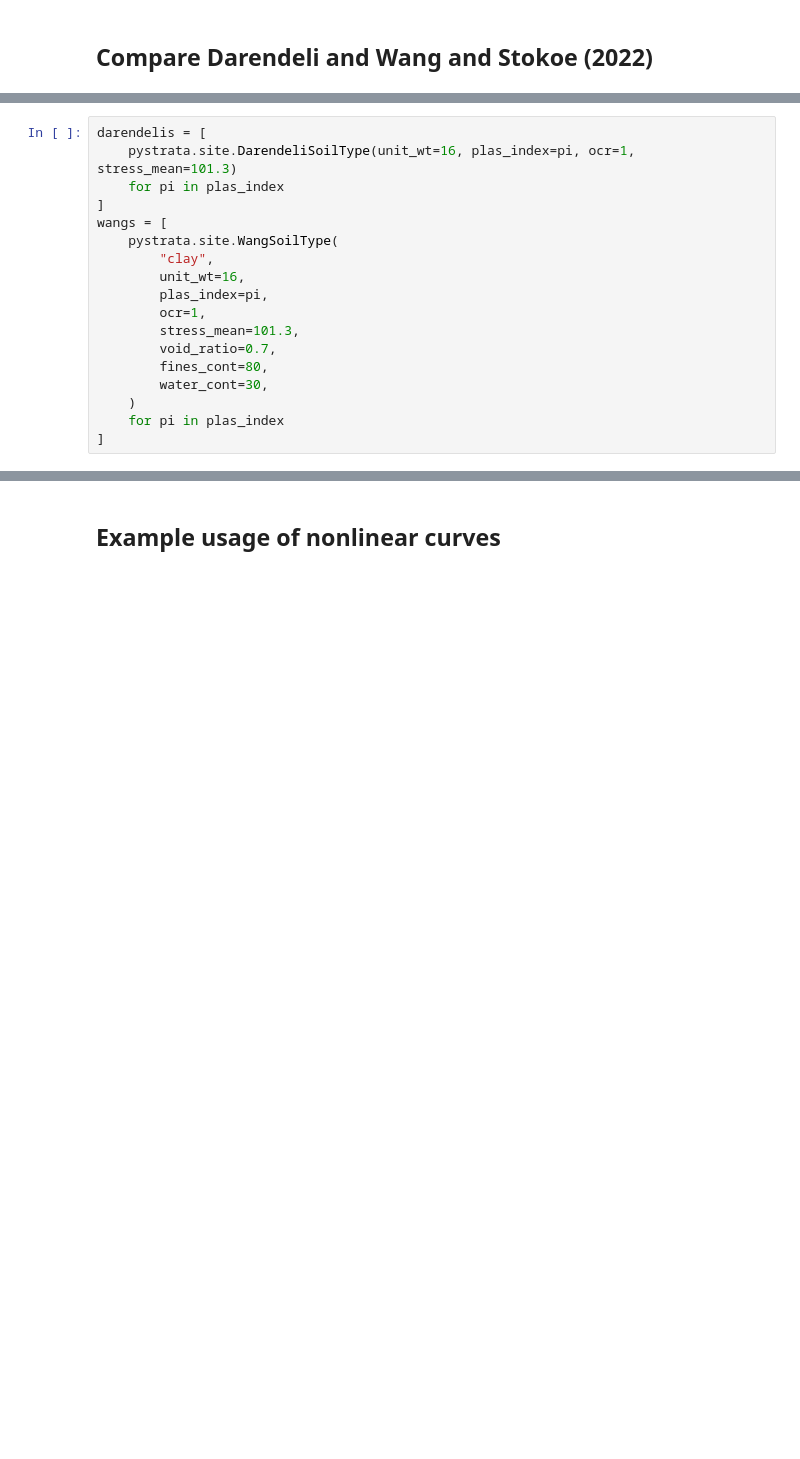
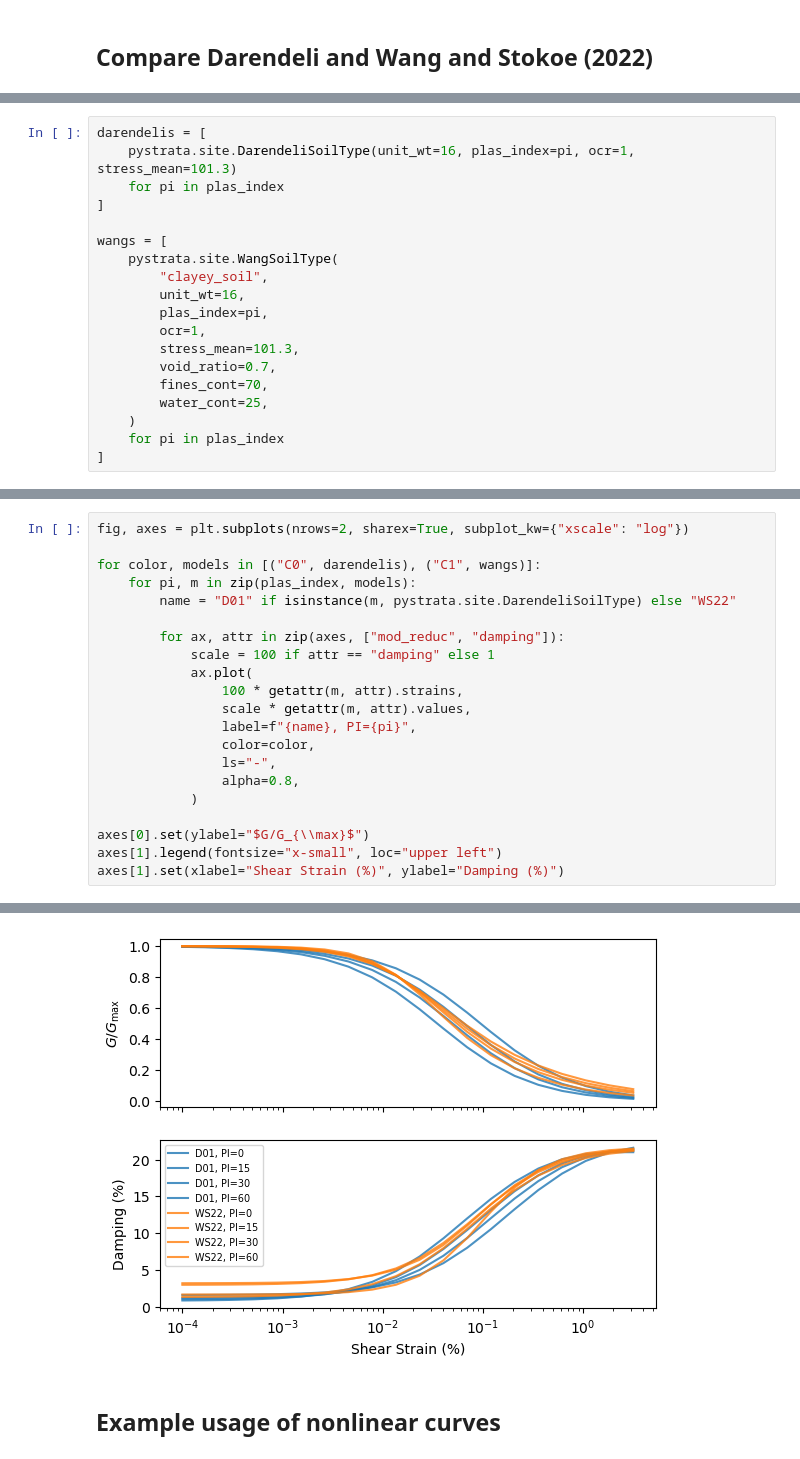
Before and after one commit to arkottke/pystrata, a Jupyter notebook: examples/example-15.ipynb, the cells around one changed output, grey strips where cells are left out. Drawn from its saved outputs; the diff is of its cells as text; blank space fills up the shorter version.

```diff
--- a/examples/example-15.ipynb
+++ b/examples/example-15.ipynb
@@ -98,16 +99,17 @@ darendelis = [
     pystrata.site.DarendeliSoilType(unit_wt=16, plas_index=pi, ocr=1, stress_mean=101.3)
     for pi in plas_index
 ]
+
 wangs = [
     pystrata.site.WangSoilType(
-        "clay",
+        "clayey_soil",
         unit_wt=16,
         plas_index=pi,
         ocr=1,
         stress_mean=101.3,
         void_ratio=0.7,
-        fines_cont=80,
-        water_cont=30,
+        fines_cont=70,
+        water_cont=25,
     )
     for pi in plas_index
 ]
@@ -126,0 +116,22 @@ c, d, gamma_d: 1.9805692505294366e+212 21.7 3.2043853273984747e-221
+# %%
+fig, axes = plt.subplots(nrows=2, sharex=True, subplot_kw={"xscale": "log"})
+
+for color, models in [("C0", darendelis), ("C1", wangs)]:
+    for pi, m in zip(plas_index, models):
+        name = "D01" if isinstance(m, pystrata.site.DarendeliSoilType) else "WS22"
+
+        for ax, attr in zip(axes, ["mod_reduc", "damping"]):
+            scale = 100 if attr == "damping" else 1
+            ax.plot(
+                100 * getattr(m, attr).strains,
+                scale * getattr(m, attr).values,
+                label=f"{name}, PI={pi}",
+                color=color,
+                ls="-",
+                alpha=0.8,
+            )
+
+axes[0].set(ylabel="$G/G_{\\max}$")
+axes[1].legend(fontsize="x-small", loc="upper left")
+axes[1].set(xlabel="Shear Strain (%)", ylabel="Damping (%)")
+# %% [output]
@@ -127,3 +139,4 @@ c, d, gamma_d: 1.9805692505294366e+212 21.7 3.2043853273984747e-221
+[figure, added]
 # %% [markdown]
 ## Example usage of nonlinear curves
 # %% [markdown]
```
Also changed, not shown: parts of 5 cells of this notebook, 14 other files.
